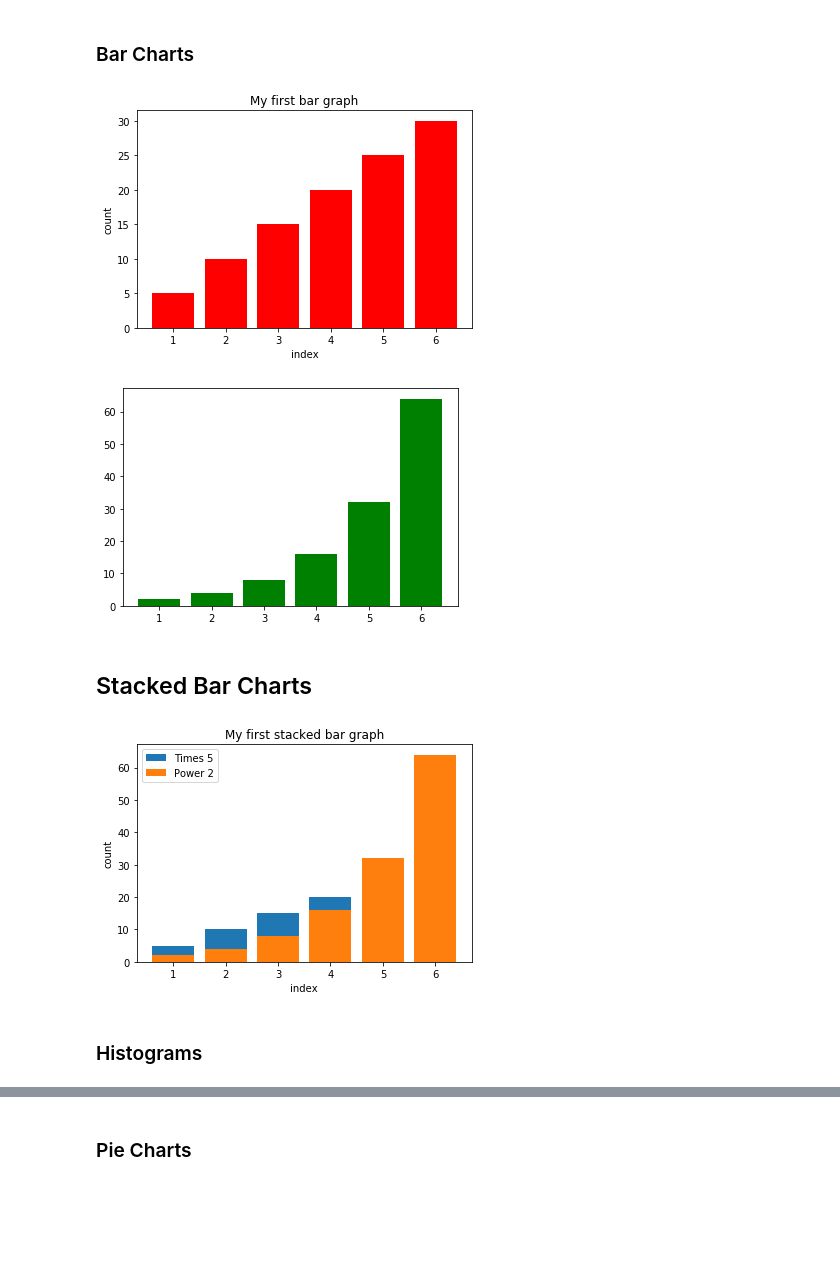
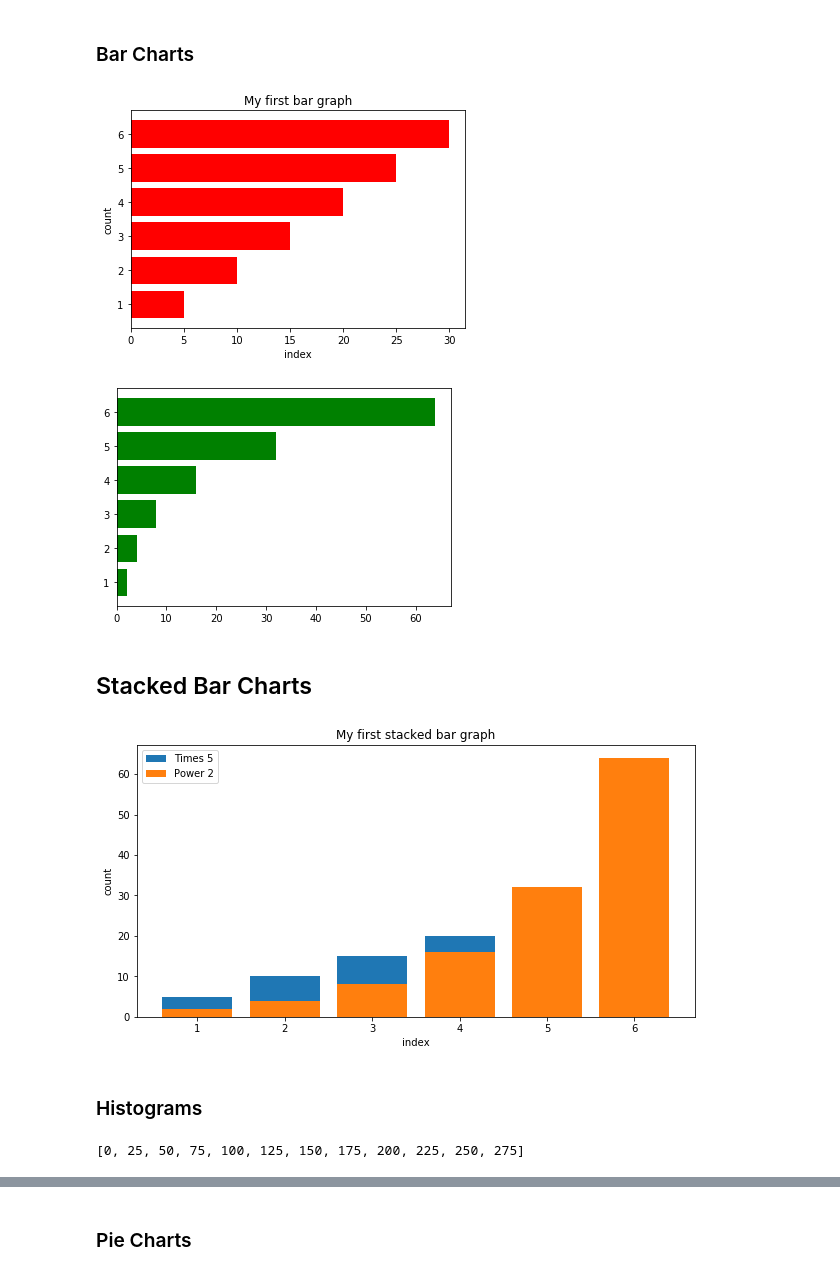
Before and after one commit to tinatrinh811/cis024c_fall2020, a Jupyter notebook: classwork/cis024c_classwork_week11.ipynb, the cells around one changed output, grey strips where cells are left out. Cells and saved outputs as stored; diff of their text form; code cells hidden in the pictures; blank space fills up the shorter version.

```diff
--- a/classwork/cis024c_classwork_week11.ipynb
+++ b/classwork/cis024c_classwork_week11.ipynb
@@ -40,38 +40,44 @@ plt.xlabel("index")
 plt.ylabel("count")
 plt.title("My first bar graph")
 
-plt.bar(x1,y1,label="Time 5",color="r")
+plt.barh(x1,y1,label="Time 5",color="r")
 plt.show()
 
-plt.bar(x2,y2,label="Power 2",color="g")
+plt.barh(x2,y2,label="Power 2",color="g")
 plt.show()
 # %% [output]
-[figure, old version]
+[figure, new version]
-[figure, old version]
+[figure, new version]
 # %% [markdown]
 ## Stacked Bar Charts
 # %%
 import matplotlib.pyplot as plt
 
 x1 = [1,2,3,4,5,6]
 y1 = [5,10,15,20,25,30]
 
 x2 = [1,2,3,4,5,6]
 y2 = [2,4,8,16,32,64]
+
+plt.figure(figsize=(10,5))
 
 plt.xlabel("index")
 plt.ylabel("count")
 plt.title("My first stacked bar graph")
 
 plt.bar(x1,y1,label="Times 5")
 plt.bar(x2,y2,label="Power 2")
 
 plt.legend()
 plt.show()
 # %% [output]
-[figure, old version]
+[figure, new version]
 # %% [markdown]
 ### Histograms
+# %%
+list(range(0,300,25))
+# %% [output]
+[0, 25, 50, 75, 100, 125, 150, 175, 200, 225, 250, 275]
 # %%
 import numpy as np
 import matplotlib.pyplot as plt
```
Also changed, not shown: parts of 9 cells of this notebook, 2 other files.
